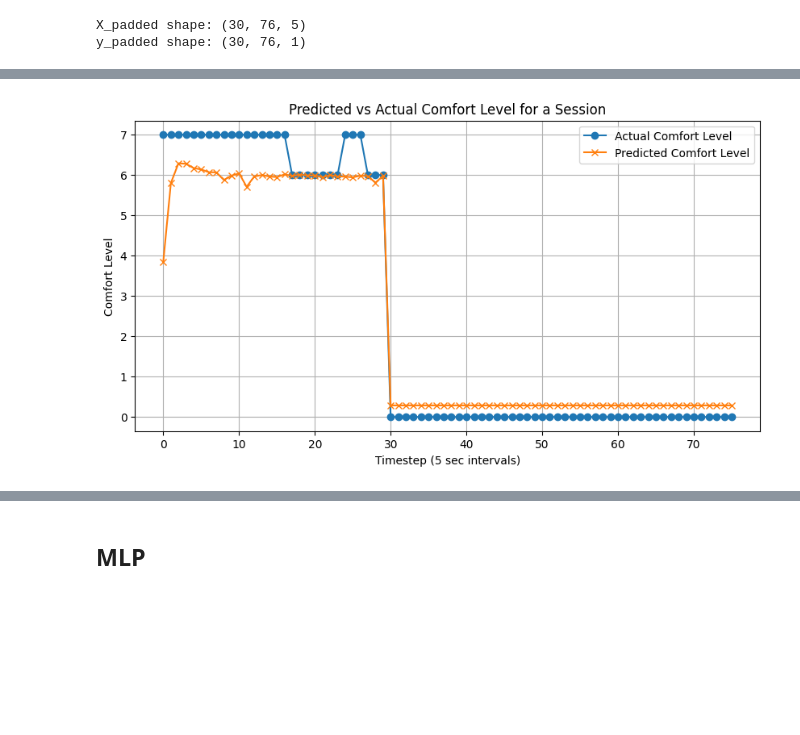
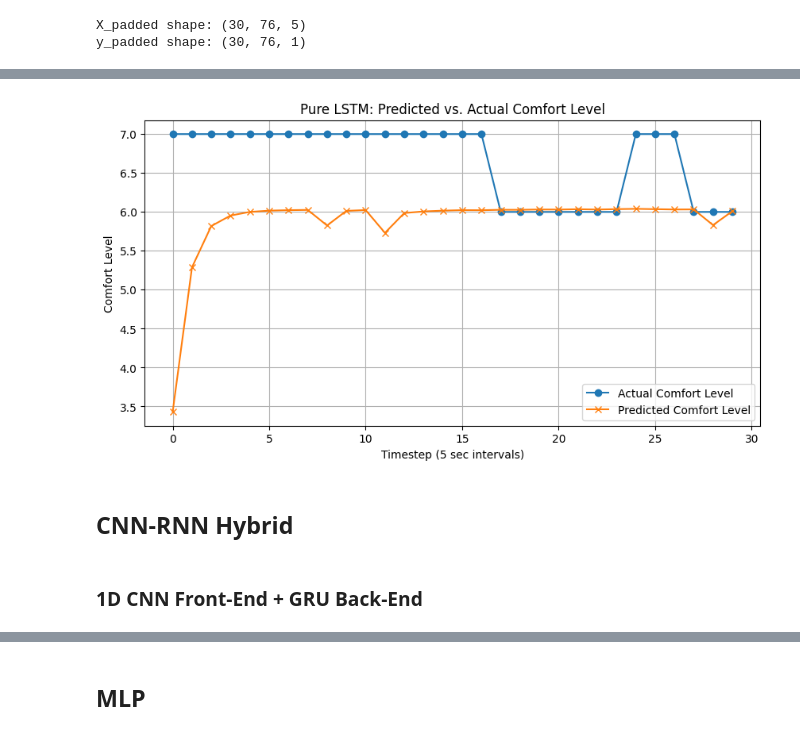
Before and after one commit to GokayToga/VRCM.Net, a Jupyter notebook: VRCMNet.ipynb, the cells around one changed output, grey strips where cells are left out. Drawn from its saved outputs; the diff is of its cells as text; code cells hidden in the pictures; blank space fills up the shorter version.

Commit message:
Search for a model architecture continues

```diff
--- a/VRCMNet.ipynb
+++ b/VRCMNet.ipynb
@@ -612,20 +614,30 @@ Epoch 100/100
+# %%
+model = load_model("/content/LSTM_cybersickness_model_v2.h5")
 # %%
-loss, mae = model.evaluate(X_test, y_test)
+loss, mae = model_gru.evaluate(X_test, y_test, sample_weight=weights_test.squeeze(-1))
 print("Test MSE:", loss)
 print("Test MAE:", mae)
 
 import matplotlib.pyplot as plt
 
-# Choose a session from the test set (for example, the first one)
-y_true = y_test[0].squeeze()  # Shape: (max_sequence_length,)
-y_pred = model.predict(X_test)[0].squeeze()
+# Predict on the test set
+y_pred = model.predict(X_test)
+
+# Choose an example session from the test set
+example_idx = 0
+# Determine the actual length of the session from weights (non-zero entries indicate real data)
+real_length = int((weights_test[example_idx].squeeze() > 0).sum())
+
+# Extract only the real timesteps for plotting
+y_true_example = y_test[example_idx].squeeze()[:real_length]
+y_pred_example = y_pred[example_idx].squeeze()[:real_length]
 
 plt.figure(figsize=(10, 5))
-plt.plot(y_true, label="Actual Comfort Level", marker='o')
-plt.plot(y_pred, label="Predicted Comfort Level", marker='x')
+plt.plot(y_true_example, label="Actual Comfort Level", marker='o')
+plt.plot(y_pred_example, label="Predicted Comfort Level", marker='x')
 plt.xlabel("Timestep (5 sec intervals)")
 plt.ylabel("Comfort Level")
-plt.title("Predicted vs Actual Comfort Level for a Session")
+plt.title("Pure LSTM: Predicted vs. Actual Comfort Level")
 plt.legend()
 plt.grid(True)
 plt.show()
@@ -637 +649,5 @@ Test MAE: 1.0307730436325073
-[figure, old version]
+[figure, new version]
+# %% [markdown]
+## CNN‐RNN Hybrid
+# %% [markdown]
+### 1D CNN Front-End + GRU Back-End
```
Also changed, not shown: parts of 20 cells of this notebook.
